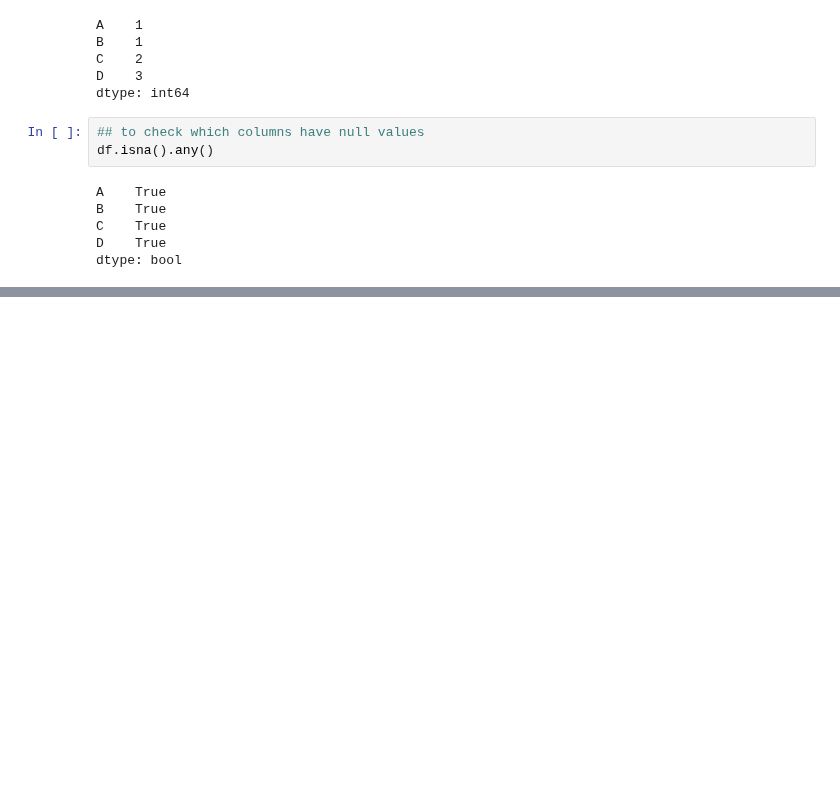
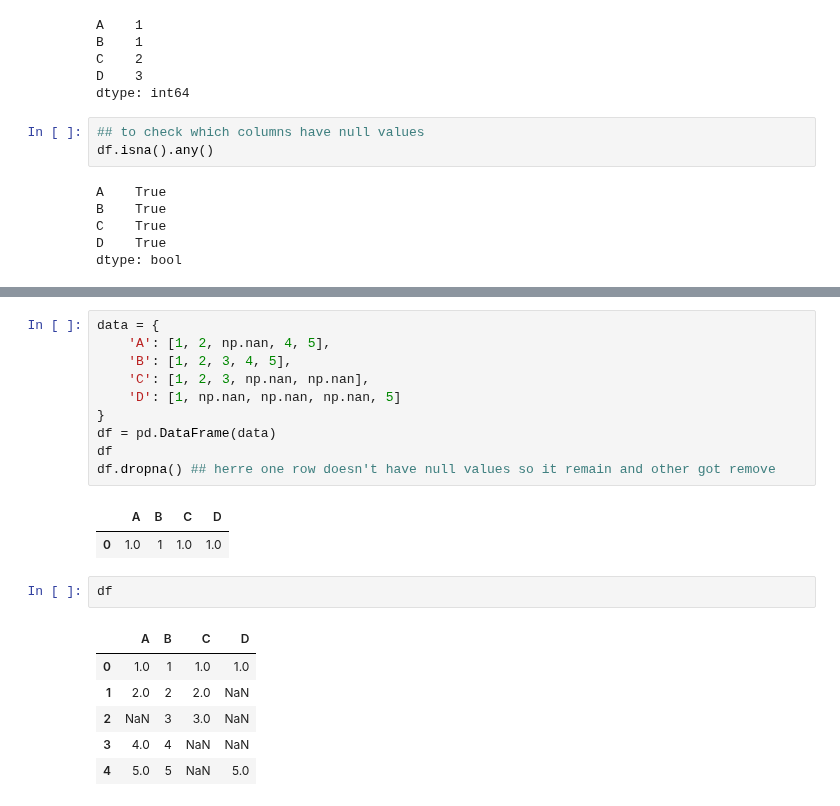
Before and after one commit to ds-mohit/Practice, a Jupyter notebook: Data Visualization/Pandas1.ipynb, the cells around one changed output, grey strips where cells are left out. Drawn from its saved outputs; the diff is of its cells as text; blank space fills up the shorter version.

```diff
--- a/Data Visualization/Pandas1.ipynb
+++ b/Data Visualization/Pandas1.ipynb
@@ -261,0 +268,22 @@ dtype: bool
+# %%
+data = {
+    'A': [1, 2, np.nan, 4, 5],
+    'B': [1, 2, 3, 4, 5],
+    'C': [1, 2, 3, np.nan, np.nan],
+    'D': [1, np.nan, np.nan, np.nan, 5]
+}
+df = pd.DataFrame(data)
+df
+df.dropna() ## herre one row doesn't have null values so it remain and other got remove
+# %% [output]
+|  | A | B | C | D |
+| 0 | 1.0 | 1 | 1.0 | 1.0 |
+# %%
+df
+# %% [output]
+|  | A | B | C | D |
+| 0 | 1.0 | 1 | 1.0 | 1.0 |
+| 1 | 2.0 | 2 | 2.0 | NaN |
+| 2 | NaN | 3 | 3.0 | NaN |
+| 3 | 4.0 | 4 | NaN | NaN |
+| 4 | 5.0 | 5 | NaN | 5.0 |
```
Also changed, not shown: parts of 5 cells of this notebook.
